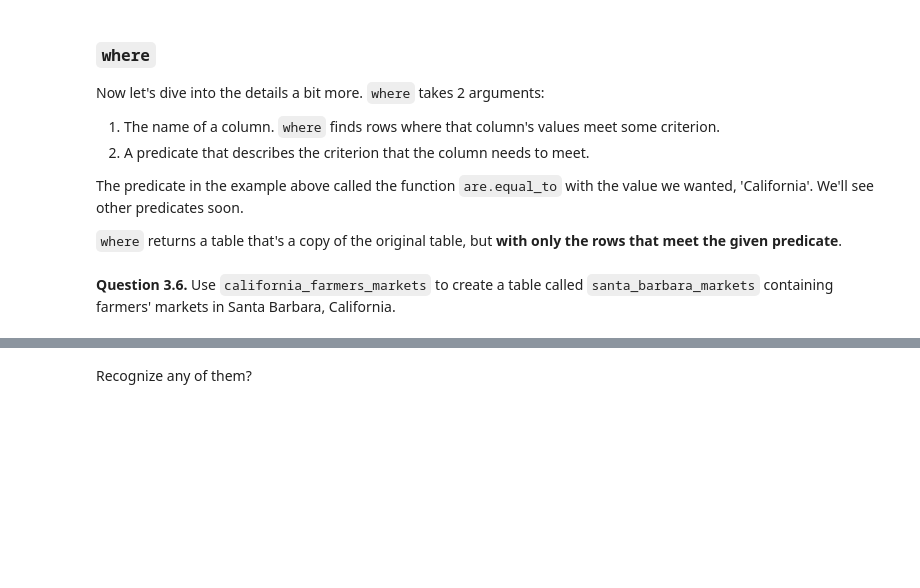
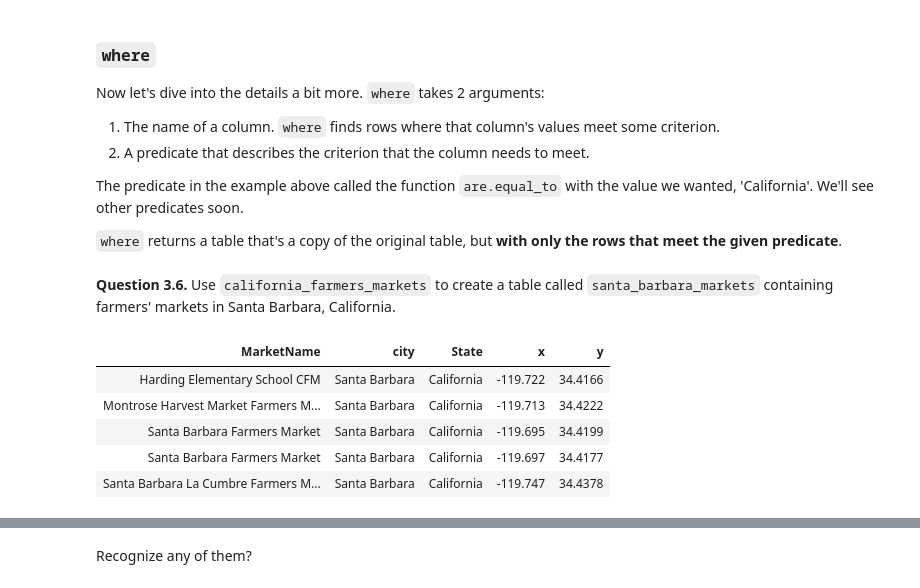
Before and after one commit to ucsb-ds/cmpsc5a-f22-students, a Jupyter notebook: labs/lab02/lab02.ipynb, the cells around one changed output, grey strips where cells are left out. Cells and saved outputs as stored; diff of their text form; code cells hidden in the pictures; blank space fills up the shorter version.

```diff
--- a/labs/lab02/lab02.ipynb
+++ b/labs/lab02/lab02.ipynb
@@ -343,2 +447,12 @@ santa_barbara_markets
+# %%
+santa_barbara_markets = california_farmers_markets.where("city",are.equal_to("Santa Barbara"))
+santa_barbara_markets
+# %% [output]
+| MarketName | city | State | x | y |
+| Harding Elementary School CFM | Santa Barbara | California | -119.722 | 34.4166 |
+| Montrose Harvest Market Farmers M... | Santa Barbara | California | -119.713 | 34.4222 |
+| Santa Barbara Farmers Market | Santa Barbara | California | -119.695 | 34.4199 |
+| Santa Barbara Farmers Market | Santa Barbara | California | -119.697 | 34.4177 |
+| Santa Barbara La Cumbre Farmers M... | Santa Barbara | California | -119.747 | 34.4378 |
 # %%
 grader.check("q36")
```
Also changed, not shown: parts of 26 cells of this notebook.
